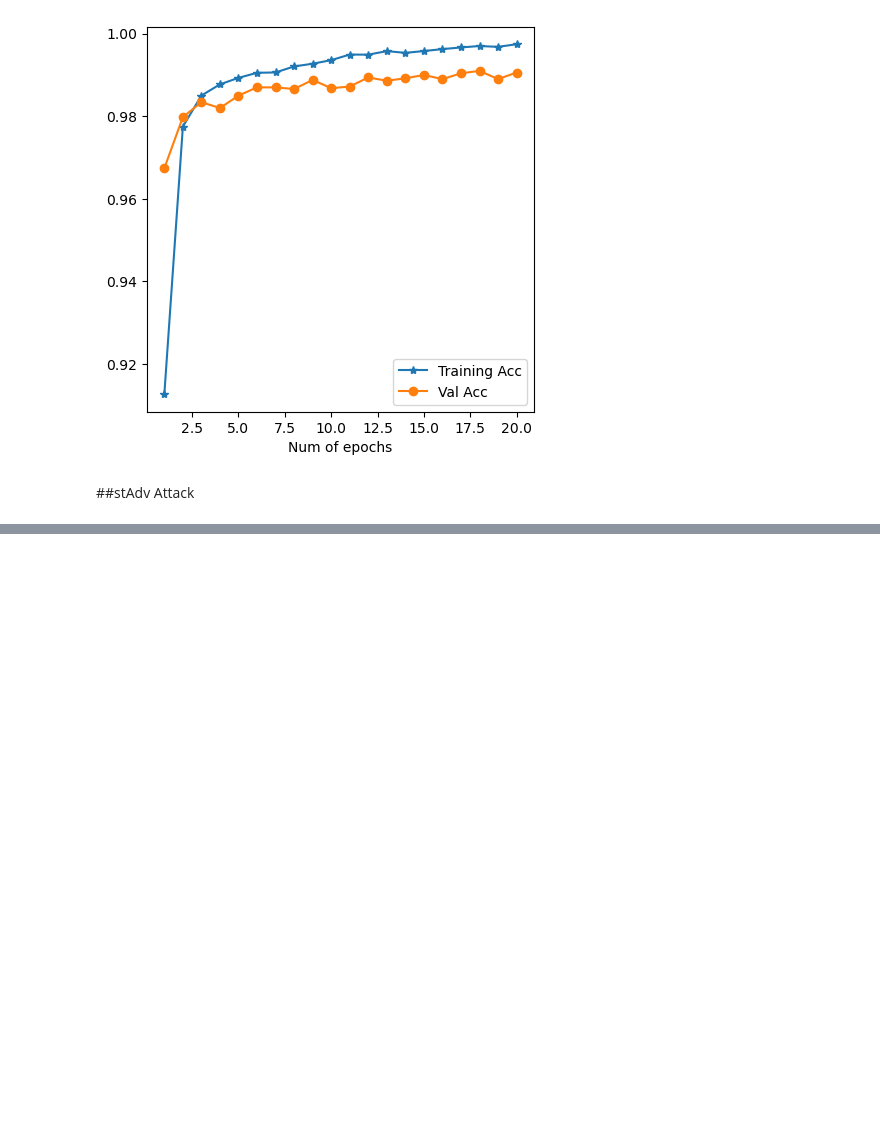
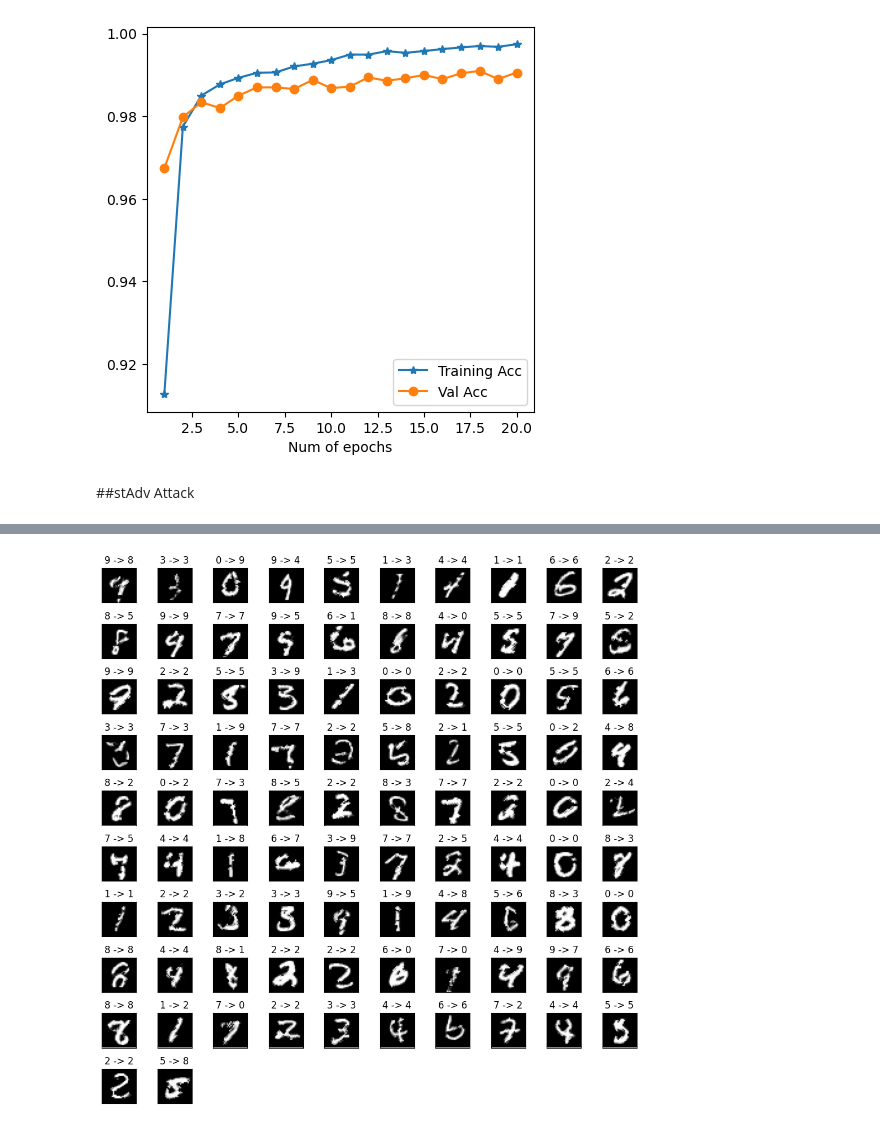
Before and after one commit to erenaydoslu/deep-learning-final-project, a Jupyter notebook: StAdv_attack.ipynb, the cells around one changed output, grey strips where cells are left out. Cells and saved outputs as stored; diff of their text form; code cells hidden in the pictures; blank space fills up the shorter version.

Commit message:
Run attack on all models and flow loss versions

```diff
--- a/StAdv_attack.ipynb
+++ b/StAdv_attack.ipynb
@@ -215,7 +219,7 @@ def flow_st(images,flows):
 
   return perturbed_image.type(torch.float32).cuda()
 # %%
-def flow_loss(flows,padding_mode='constant', epsilon=1e-8):
+def default_flow_loss(flows,padding_mode='constant', epsilon=1e-8):
   paddings = (1,1,1,1)
   padded_flows = F.pad(flows,paddings,mode=padding_mode,value=0)
   shifted_flows = [
@@ -227,13 +231,10 @@ def flow_loss(flows,padding_mode='constant', epsilon=1e-8):
   #||\Delta u^{(p)} - \Delta u^{(q)}||_2^2 + # ||\Delta v^{(p)} - \Delta v^{(q)}||_2^2
   loss=0
   for shifted_flow in shifted_flows:
-    #Weird Loss:
-    up_uq = torch.square(torch.norm(flows[:, 1] - shifted_flow[:, 1], 2))
-    vp_vq = torch.square(torch.norm(flows[:, 0] - shifted_flow[:, 0], 2))
 
     #This should be the loss but works worse and is slower
-    # up_uq = torch.square(flows[:, 1] - shifted_flow[:, 1])
-    # vp_vq = torch.square(flows[:, 0] - shifted_flow[:, 0])
+    up_uq = torch.square(flows[:, 1] - shifted_flow[:, 1])
+    vp_vq = torch.square(flows[:, 0] - shifted_flow[:, 0])
 
     loss += torch.sum(torch.sqrt(up_uq + vp_vq + epsilon)).cuda()
 
@@ -247,5 +272,7 @@ def adv_loss(logits,targets,confidence=0.0):
+# %%
+losses = [default_flow_loss, weird_flow_loss]
 # %%
-def func(flows,input,target,model,const=0.05):
+def func(flows,input,target,model,flow_loss,const=0.05):
   input = torch.from_numpy(input).cuda()
   target = torch.from_numpy(target).cuda()
   flows = torch.from_numpy(flows).view((1,2,)+input.size()[2:]).cuda()
@@ -261,10 +288,10 @@ def func(flows,input,target,model,const=0.05):
   # print(f'{gradient=}')
   return L_final.item(), gradient
 # %%
-def attack(input,target,model):
+def attack(input,target,model,flow_loss):
   init_flows = np.zeros((1,2,)+input.size()[2:]).reshape(-1)
 
-  results = optimize.fmin_l_bfgs_b(func, init_flows, args=(input.cpu().numpy(), target.cpu().numpy(), model))
+  results = optimize.fmin_l_bfgs_b(func, init_flows, args=(input.cpu().numpy(), target.cpu().numpy(), model, flow_loss))
 
   if 'CONVERGENCE' in results[2]['task']:
     flows = torch.from_numpy(results[0]).view((1,2,) + input.size()[2:])
@@ -284,27 +311,49 @@ test_loader = torch.utils.data.DataLoader(testset,batch_size=1,shuffle=True)
 
 use_cuda=True
 device = torch.device("cuda" if (use_cuda and torch.cuda.is_available()) else "cpu")
-model = Net().to(device)
-model.load_state_dict(torch.load('./model.pt'))
-model.eval()
 
-adv=[]
-adv_label=[]
-correct_label=[]
-sample=100
-success=0
-for i,data in tqdm(enumerate(test_loader), total=sample):
-  if i<sample:
-    input,label = data[0].to(device),data[1].to(device)
-    random_target = np.random.choice([num for num in range(10) if num != label.item()])
-    target = torch.from_numpy(np.expand_dims(np.eye(10, dtype=np.float32)[random_target],0)).cuda()
-    pert_out = attack(input,target,model)
-    if pert_out!=None:
-      output =  model(pert_out)
-      adv.append(pert_out.squeeze().detach().cpu().numpy())
-      correct_label.append(label.item())
-      adv_label.append(torch.argmax(output).item())
-      if label.item()!=torch.argmax(output).item():
-        success+=1
-  else:
-    break
+for model in models:
+  for flow_loss in losses:
+    model = model.to(device)
+    model.load_state_dict(torch.load(f'./{type(model).__name__}.pt'))
+    model.eval()
+
+    adv=[]
+    adv_label=[]
+    correct_label=[]
+    sample=100
+    success=0
+    print(f"Model: {type(model).__name__}")
+    print(f"Loss: {flow_loss.__name__}")
+    for i,data in tqdm(enumerate(test_loader), total=sample):
+      if i<sample:
+        input,label = data[0].to(device),data[1].to(device)
+        random_target = np.random.choice([num for num in range(10) if num != label.item()])
+        target = torch.from_numpy(np.expand_dims(np.eye(10, dtype=np.float32)[random_target],0)).cuda()
+        pert_out = attack(input,target,model, flow_loss)
+        if pert_out!=None:
+          output =  model(pert_out)
+          adv.append(pert_out.squeeze().detach().cpu().numpy())
+          correct_label.append(label.item())
+          adv_label.append(torch.argmax(output).item())
+          if label.item()!=torch.argmax(output).item():
+            success+=1
+      else:
+        break
+    print("Success Rate: {:.4f} ".format(success/sample))
+    cnt = 0
+    plt.figure(figsize=(10,10))
+
+    for i in range(len(adv)):
+      cnt += 1
+      plt.subplot(10,10,cnt)
+      plt.xticks([], [])
+      plt.yticks([], [])
+      orig,adv_,ex = correct_label[i],adv_label[i],adv[i]
+      plt.title("{} -> {}".format(orig, adv_))
+      plt.imshow(ex, cmap="gray")
+
+    plt.tight_layout()
+
+    plt.savefig(f"figures/images_{flow_loss.__name__}_{type(model).__name__}.pdf")
+# %% [output]
@@ -310,0 +378 @@ for i,data in tqdm(enumerate(test_loader), total=sample):
+[figure, added]
```
Also changed, not shown: parts of 8 cells of this notebook, 8 other files.
